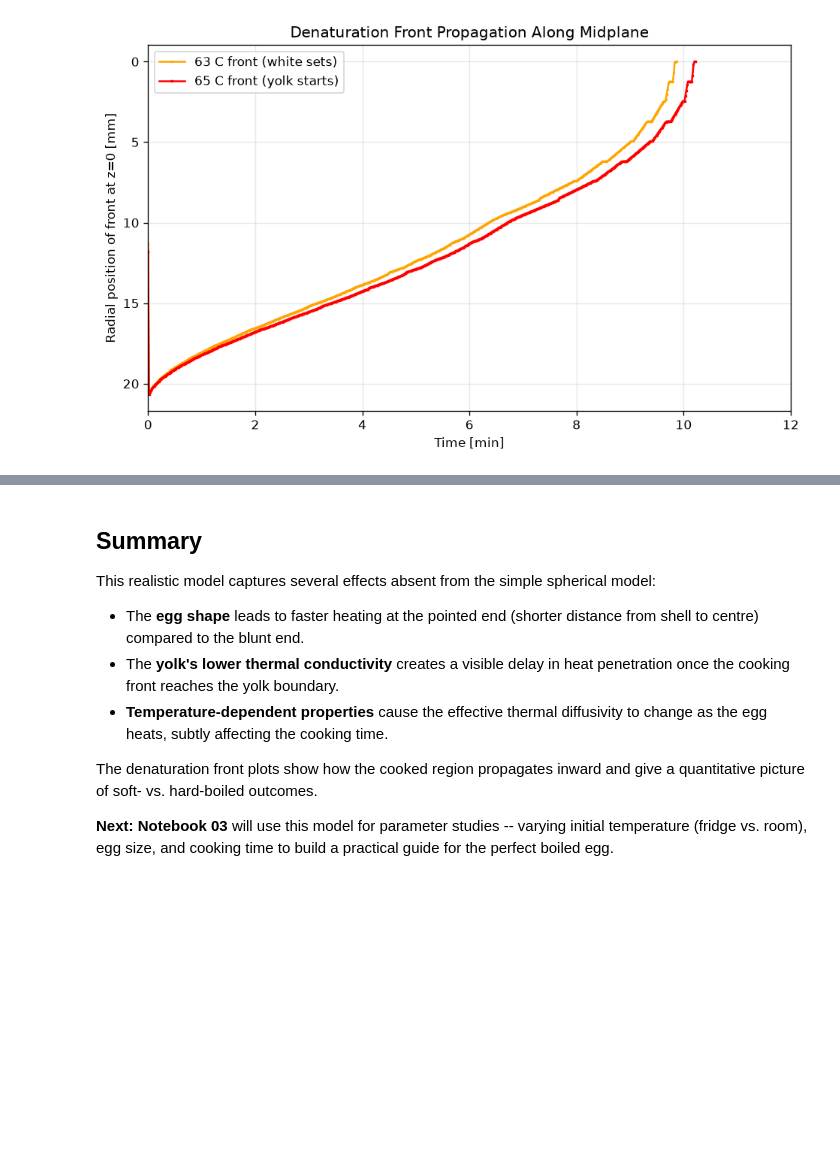
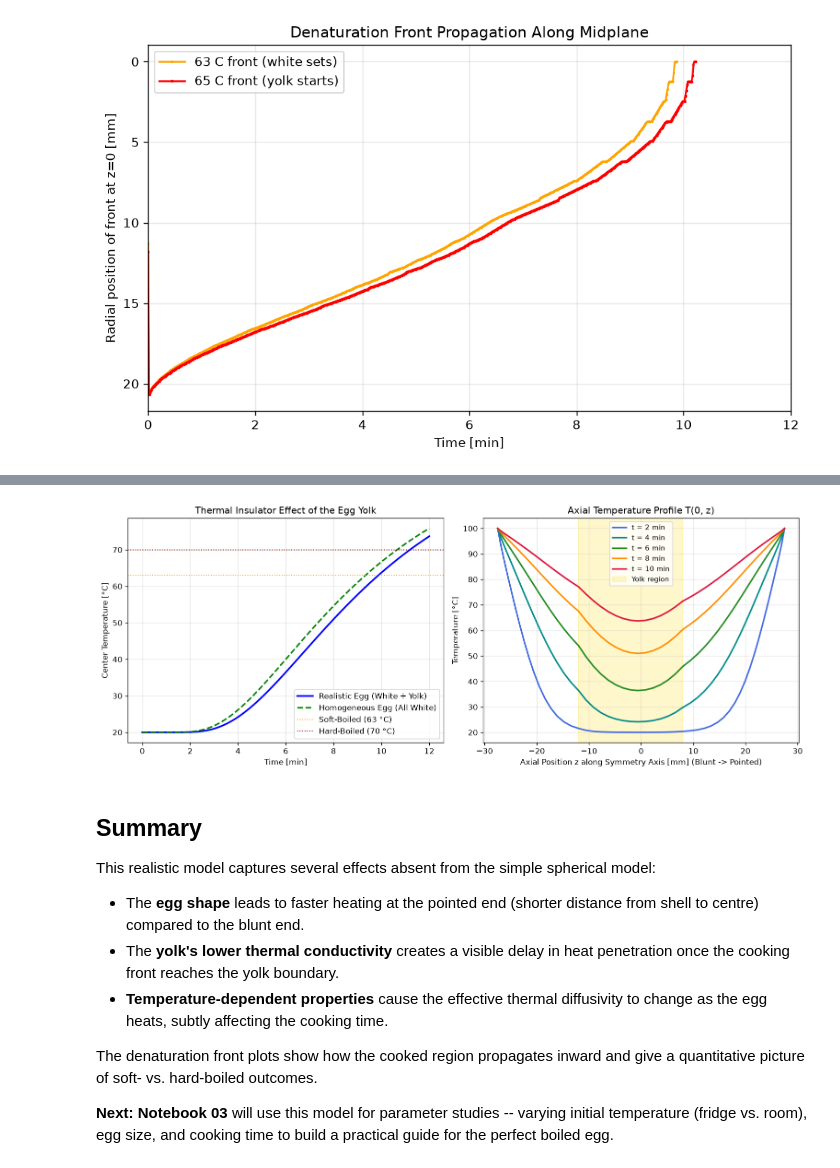
Before and after one commit to mengrenman/fem-boil-egg, a Jupyter notebook: notebooks/02_realistic_model.ipynb, the cells around one changed output, grey strips where cells are left out. Cells and saved outputs as stored; diff of their text form; code cells hidden in the pictures; blank space fills up the shorter version.

```diff
--- a/notebooks/02_realistic_model.ipynb
+++ b/notebooks/02_realistic_model.ipynb
@@ -365,3 +371,51 @@ plt.show()
+# %%
+# Compare realistic (white + yolk) vs homogeneous (all-white) egg on the same mesh
+solver_homo = HeatSolver(
+    mesh=mesh,
+    material=egg_white_properties,
+    T_init=T_ROOM,
+    T_boundary=T_BOILING,
+    dt=1.0,
+)
+solver_homo.run(t_end=720.0, progress=False)
+_, T_center_homo = solver_homo.center_temperature_history()
+
+# Extract axial temperature profile along r = 0 at t = 4, 8, 12 min
+axis_mask = mesh.p[0] < 1e-6
+z_axis = mesh.p[1, axis_mask]
+z_order = np.argsort(z_axis)
+z_sorted_mm = z_axis[z_order] * 1000.0
+
+fig, axes = plt.subplots(1, 2, figsize=(13, 5))
+
+# Left: Insulating effect of the yolk
+ax = axes[0]
+ax.plot(times_arr / 60, T_center, 'b-', lw=2.2, label='Realistic Egg (White + Yolk)')
+ax.plot(times_arr / 60, T_center_homo, 'g--', lw=2.0, label='Homogeneous Egg (All White)')
+ax.axhline(63, color='orange', ls=':', lw=1.2, label='Soft-Boiled (63 °C)')
+ax.axhline(70, color='darkred', ls=':', lw=1.2, label='Hard-Boiled (70 °C)')
+ax.set_xlabel('Time [min]')
+ax.set_ylabel('Center Temperature [°C]')
+ax.set_title('Thermal Insulator Effect of the Egg Yolk')
+ax.legend(loc='lower right')
+ax.grid(True, alpha=0.3)
+
+# Right: Axial profile along r = 0
+ax = axes[1]
+for t_m, col in [(2, 'royalblue'), (4, 'darkcyan'), (6, 'forestgreen'), (8, 'darkorange'), (10, 'crimson')]:
+    T_ax = solver.temperatures[int(t_m * 60)][axis_mask][z_order] - 273.15
+    ax.plot(z_sorted_mm, T_ax, lw=2.0, color=col, label=f't = {t_m} min')
+ax.axvspan((-0.002 - 0.010)*1000, (-0.002 + 0.010)*1000, color='gold', alpha=0.2, label='Yolk region')
+ax.set_xlabel('Axial Position z along Symmetry Axis [mm] (Blunt -> Pointed)')
+ax.set_ylabel('Temperature [°C]')
+ax.set_title('Axial Temperature Profile T(0, z)')
+ax.legend(loc='upper center', fontsize=9)
+ax.grid(True, alpha=0.3)
+
+plt.tight_layout()
+plt.show()
+# %% [output]
+[figure, added]
 # %% [markdown]
 ## Summary
 
```
Also changed, not shown: parts of 1 cell of this notebook, 9 other files.
